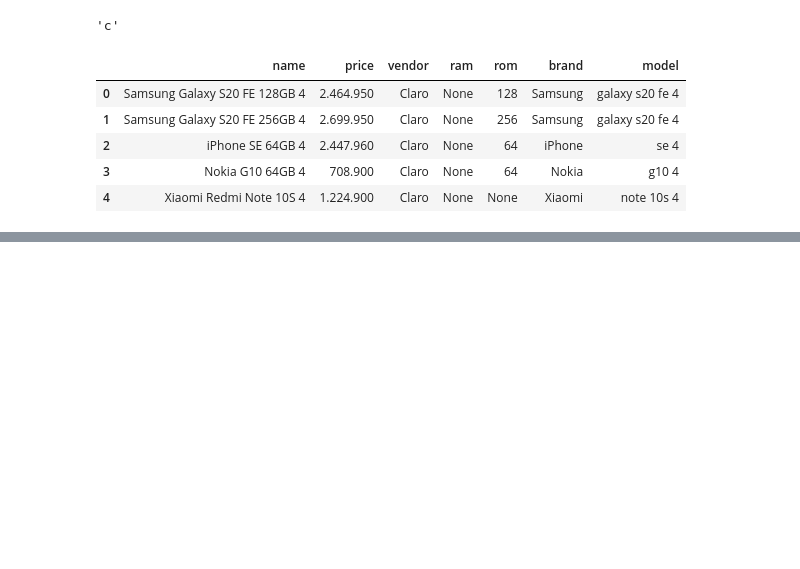
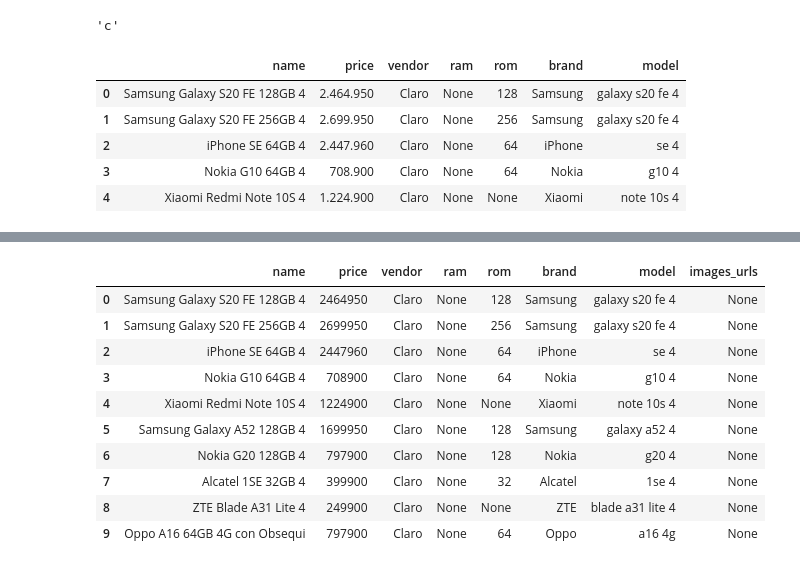
Before and after one commit to JordiNeil/smartphone_recommendations, a Jupyter notebook: phone_prices.ipynb, the cells around one changed output, grey strips where cells are left out. Cells and saved outputs as stored; diff of their text form; code cells hidden in the pictures; blank space fills up the shorter version.

```diff
--- a/phone_prices.ipynb
+++ b/phone_prices.ipynb
@@ -384,0 +470,14 @@ df['model'] = df['model'].apply(lambda name: re.sub(' 4| 4g|4g 5| 5g|5g$', '', n
+# %%
+df.head(10)
+# %% [output]
+|  | name | price | vendor | ram | rom | brand | model | images_urls |
+| 0 | Samsung Galaxy S20 FE 128GB 4 | 2464950 | Claro | None | 128 | Samsung | galaxy s20 fe 4 | None |
+| 1 | Samsung Galaxy S20 FE 256GB 4 | 2699950 | Claro | None | 256 | Samsung | galaxy s20 fe 4 | None |
+| 2 | iPhone SE 64GB 4 | 2447960 | Claro | None | 64 | iPhone | se 4 | None |
+| 3 | Nokia G10 64GB 4 | 708900 | Claro | None | 64 | Nokia | g10 4 | None |
+| 4 | Xiaomi Redmi Note 10S 4 | 1224900 | Claro | None | None | Xiaomi | note 10s 4 | None |
+| 5 | Samsung Galaxy A52 128GB 4 | 1699950 | Claro | None | 128 | Samsung | galaxy a52 4 | None |
+| 6 | Nokia G20 128GB 4 | 797900 | Claro | None | 128 | Nokia | g20 4 | None |
+| 7 | Alcatel 1SE 32GB 4 | 399900 | Claro | None | 32 | Alcatel | 1se 4 | None |
+| 8 | ZTE Blade A31 Lite 4 | 249900 | Claro | None | None | ZTE | blade a31 lite 4 | None |
+| 9 | Oppo A16 64GB 4G con Obsequi | 797900 | Claro | None | 64 | Oppo | a16 4g | None |
```
Also changed, not shown: parts of 12 cells of this notebook, 5 other files.
